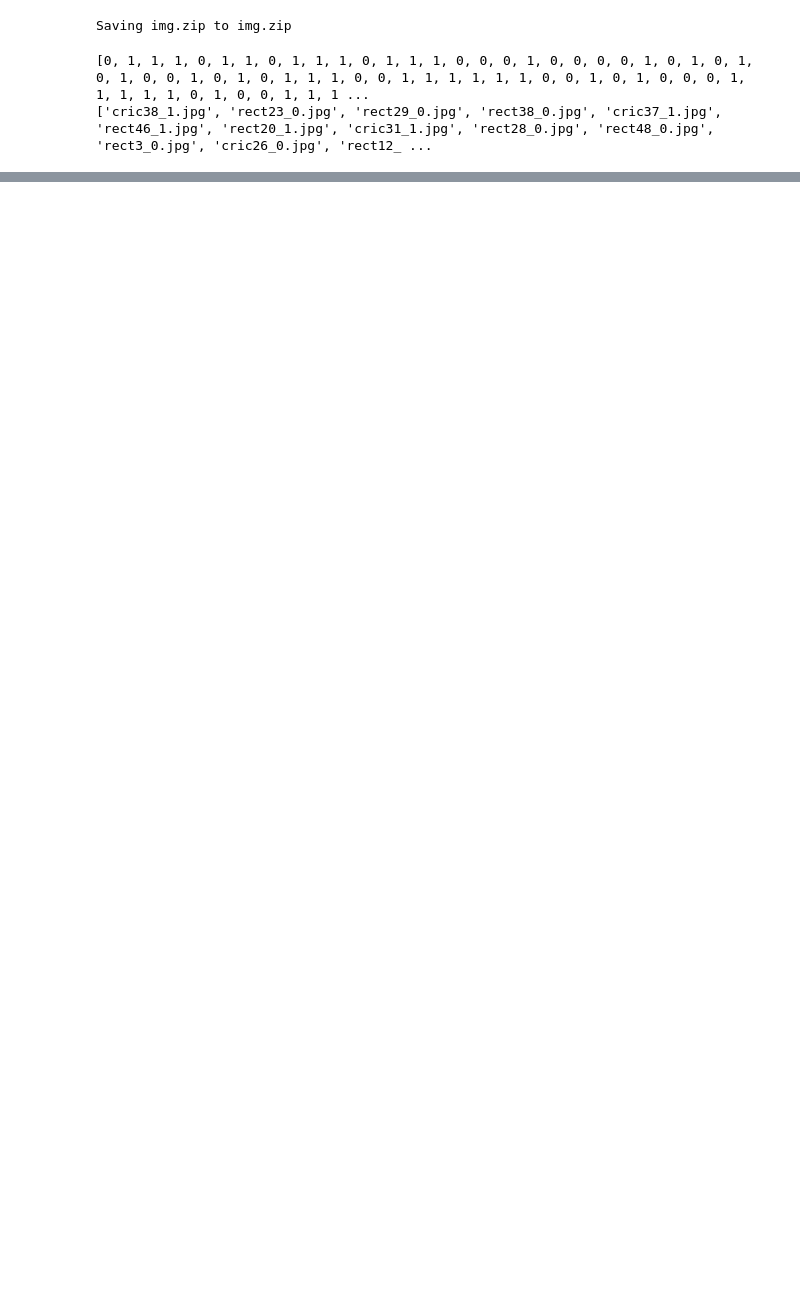
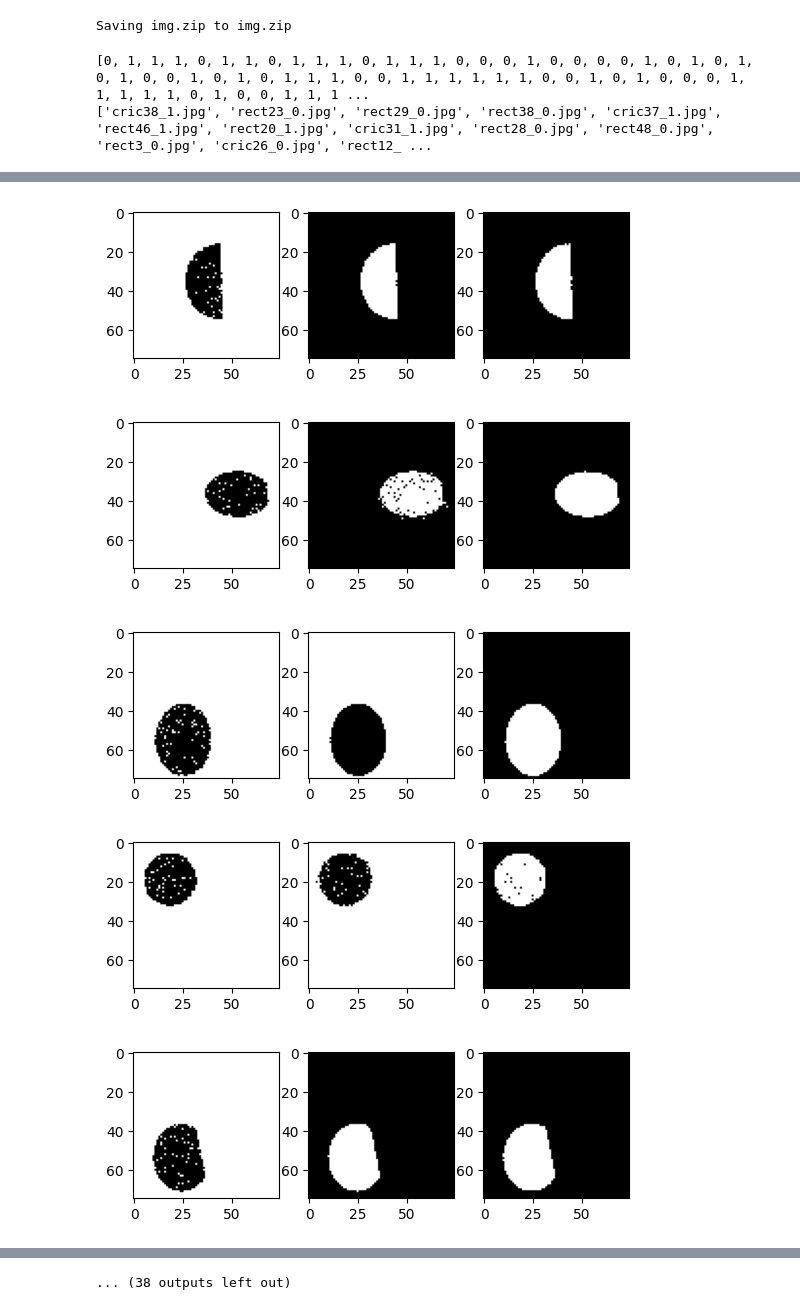
Before and after one commit to BartekFranczak/CPO---MEL, a Jupyter notebook: lab4.ipynb, the cells around one changed output, grey strips where cells are left out. Cells and saved outputs as stored; diff of their text form; code cells hidden in the pictures; blank space fills up the shorter version.

Commit message:
Utworzono za pomocą Colaboratory

```diff
--- a/lab4.ipynb
+++ b/lab4.ipynb
@@ -93,0 +111,35 @@ Problemy:
+# %%
+import cv2
+import matplotlib.pyplot as plt
+
+from google.colab.patches import cv2_imshow
+for i in range(len(im_names)):
+  if im_types[i]==0:
+
+    im_hsv = cv2.imread(im_paths[i],cv2.COLOR_BGR2HSV)
+    h,s,v = cv2.split(im_hsv)
+    im =h
+    threshold = get_treshold(h)
+    threshold2 = get_treshold(s)
+    threshold3 = get_treshold(v)
+
+
+    h[h>threshold] = 255
+    h[h<=threshold] = 0
+    s[s>threshold2] = 255
+    s[s<=threshold2] = 0
+    v[v>threshold3] = 255
+    v[v<=threshold3] = 0
+    plt.subplot(1, 3, 1)
+    plt.imshow(h, cmap=plt.get_cmap('gray'))
+    plt.subplot(1, 3, 2)
+    plt.imshow(s, cmap=plt.get_cmap('gray'))
+    plt.subplot(1, 3, 3)
+    plt.imshow(v, cmap=plt.get_cmap('gray'))
+    plt.show()
+# %% [output]
+[figure, added]
+[figure, added]
+[figure, added]
+[figure, added]
+[figure, added]
@@ -93,0 +153 @@ Problemy:
+... (38 outputs left out)
```
Also changed, not shown: parts of 12 cells of this notebook.
